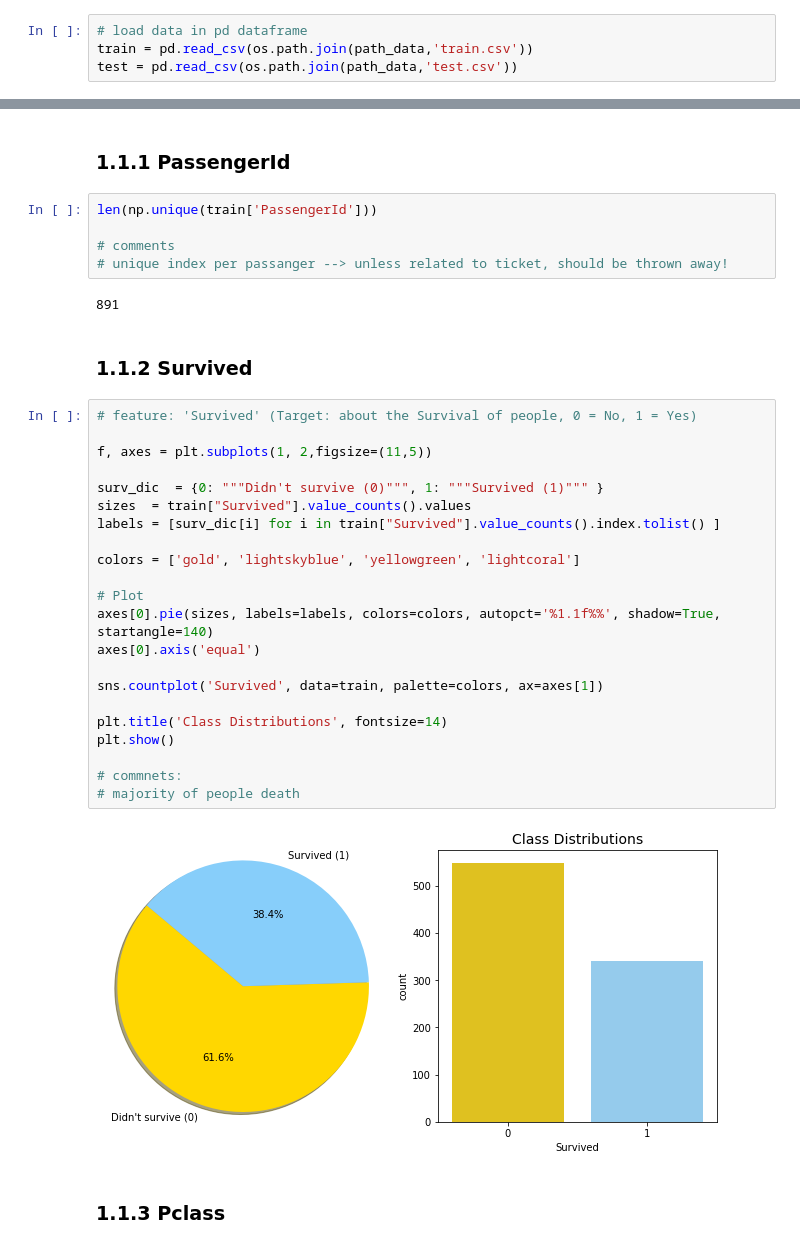
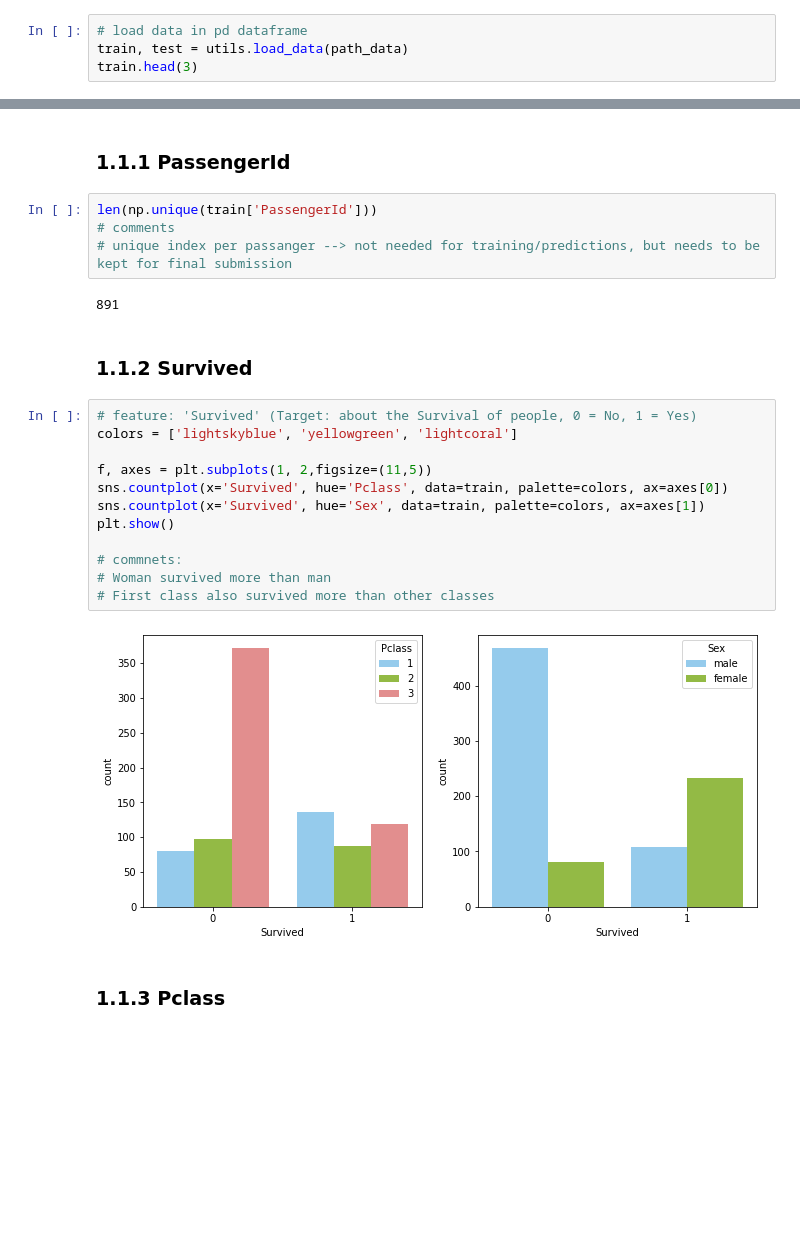
Before and after one commit to leoregino/Titanic, a Jupyter notebook: notebooks/exploration/MV_01_EDA.ipynb, the cells around one changed output, grey strips where cells are left out. Drawn from its saved outputs; the diff is of its cells as text; blank space fills up the shorter version.

Commit message:
[Add/Modify] Added new pipeline files, and prediction, modified definitions in utils and cleaned notebooks

```diff
--- a/notebooks/exploration/MV_01_EDA.ipynb
+++ b/notebooks/exploration/MV_01_EDA.ipynb
@@ -31,5 +32,5 @@ from src.utils import utils
 path_data = os.path.join(os.path.abspath(os.path.dirname(os.path.dirname(os.getcwd()))),'data','external')
 # %%
 # load data in pd dataframe
-train = pd.read_csv(os.path.join(path_data,'train.csv'))
-test = pd.read_csv(os.path.join(path_data,'test.csv'))
+train, test = utils.load_data(path_data)
+train.head(3)
@@ -89,37 +87,26 @@ memory usage: 48.9 KB
 ### 1.1.1 PassengerId
 # %%
 len(np.unique(train['PassengerId']))
-
 # comments
-# unique index per passanger --> unless related to ticket, should be thrown away!
+# unique index per passanger --> not needed for training/predictions, but needs to be kept for final submission
 # %% [output]
 891
 # %% [markdown]
 ### 1.1.2 Survived
 # %%
 # feature: 'Survived' (Target: about the Survival of people, 0 = No, 1 = Yes)
+colors = ['lightskyblue', 'yellowgreen', 'lightcoral']
 
 f, axes = plt.subplots(1, 2,figsize=(11,5))
-
-surv_dic  = {0: """Didn't survive (0)""", 1: """Survived (1)""" }
-sizes  = train["Survived"].value_counts().values
-labels = [surv_dic[i] for i in train["Survived"].value_counts().index.tolist() ]
-
-colors = ['gold', 'lightskyblue', 'yellowgreen', 'lightcoral']
-
-# Plot
-axes[0].pie(sizes, labels=labels, colors=colors, autopct='%1.1f%%', shadow=True, startangle=140)
-axes[0].axis('equal')
-
-sns.countplot('Survived', data=train, palette=colors, ax=axes[1])
-
-plt.title('Class Distributions', fontsize=14)
+sns.countplot(x='Survived', hue='Pclass', data=train, palette=colors, ax=axes[0])
+sns.countplot(x='Survived', hue='Sex', data=train, palette=colors, ax=axes[1])
 plt.show()
 
 # commnets:
-# majority of people death
+# Woman survived more than man
+# First class also survived more than other classes
 # %% [output]
-[figure, old version]
+[figure, new version]
 # %% [markdown]
 ### 1.1.3 Pclass
 # %%
```
Also changed, not shown: parts of 41 cells of this notebook, 5 other files.
